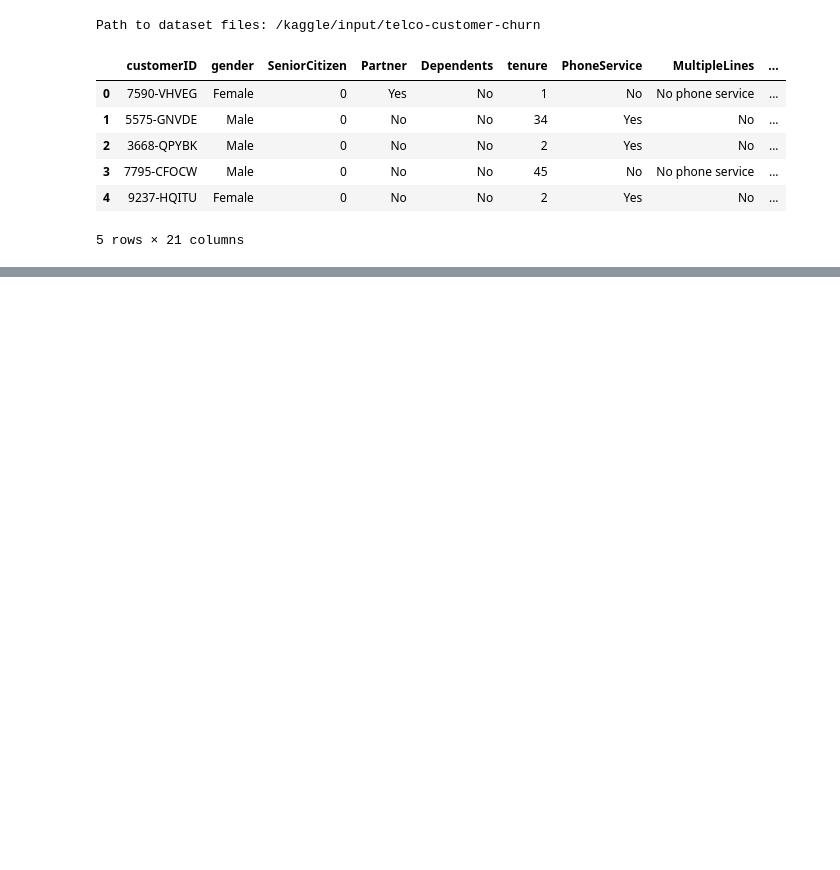
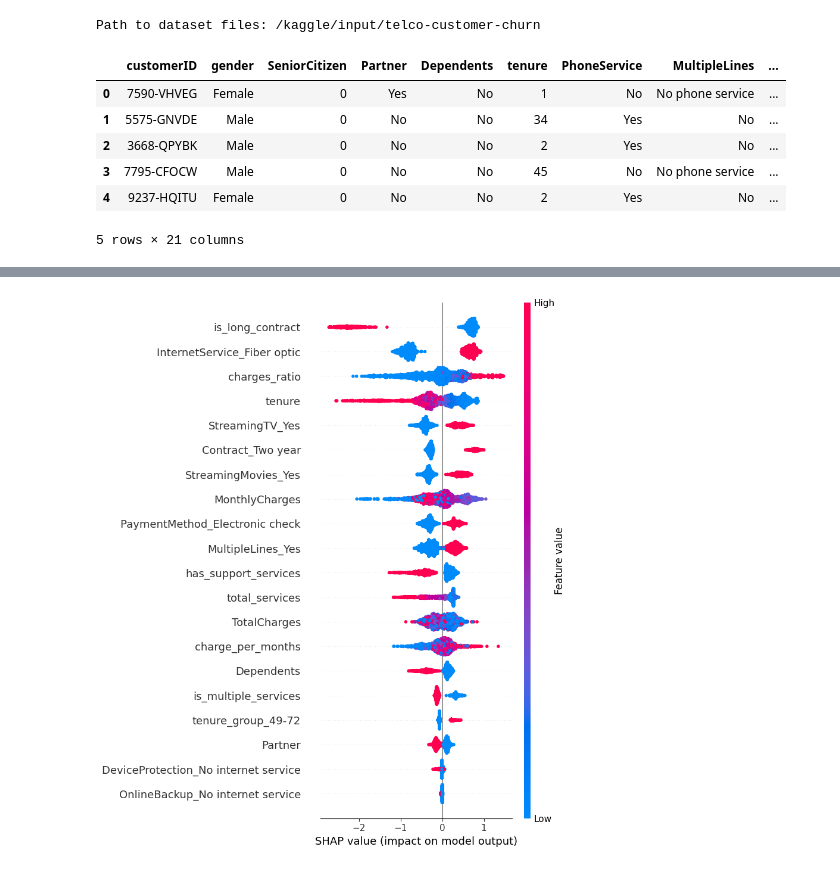
Before and after one commit to sarmi2325/Supervised_Learning, a Jupyter notebook: churn_V1.ipynb, the cells around one changed output, grey strips where cells are left out. Cells and saved outputs as stored; diff of their text form; code cells hidden in the pictures; blank space fills up the shorter version.

```diff
--- a/churn_V1.ipynb
+++ b/churn_V1.ipynb
@@ -139,0 +247,8 @@ AUC Score: 0.8144683074239145
+# %%
+import shap
+explainer = shap.Explainer(xgb_top, X_train_sm)
+shap_values = explainer(X_test)
+
+shap.summary_plot(shap_values, X_test)
+# %% [output]
+[figure, added]
```
Also changed, not shown: parts of 10 cells of this notebook.
